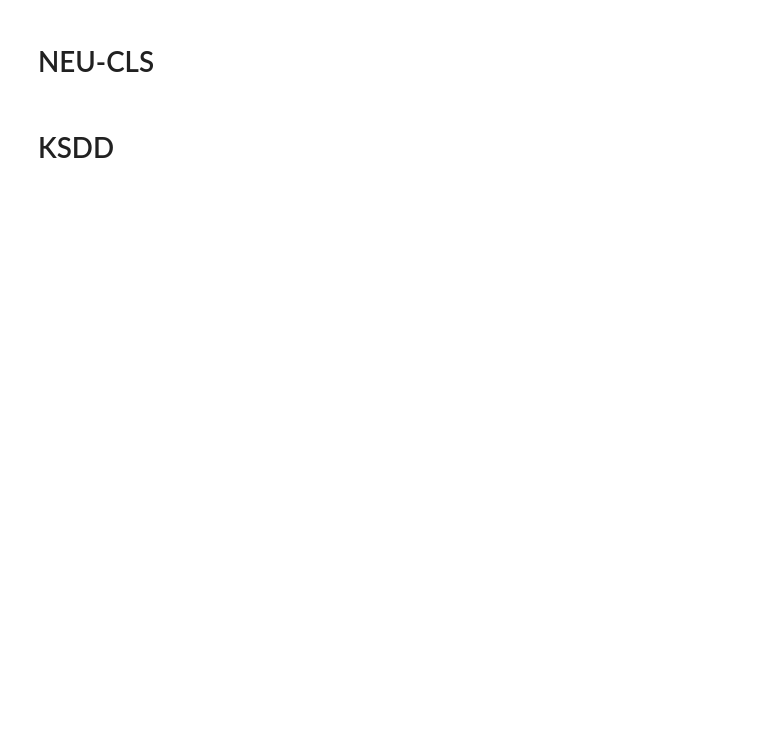
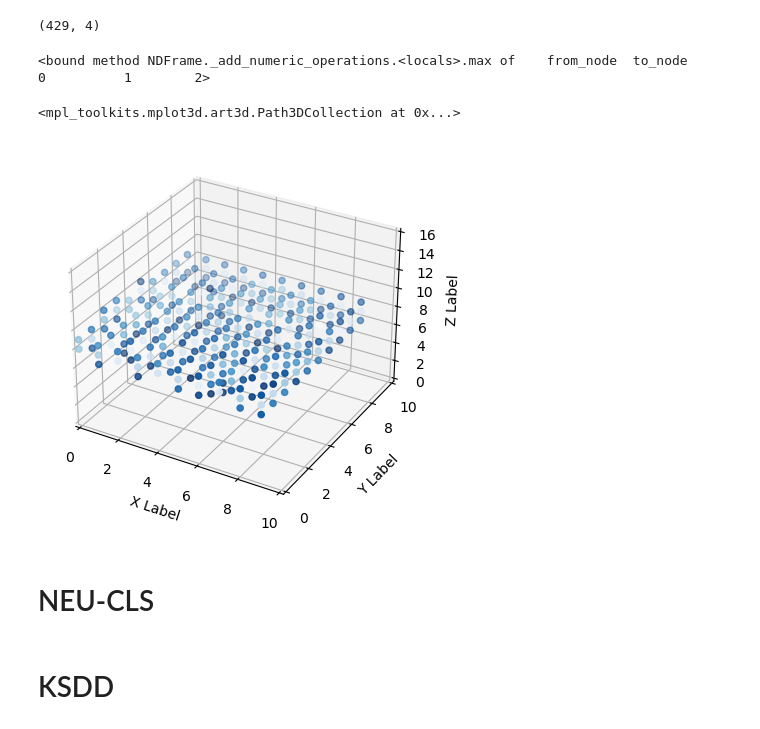
Before and after one commit to Jing-G2/Defect-Detection-exp, a Jupyter notebook: preprocessing/data_extract.ipynb, the cells around one changed output. Drawn from its saved outputs; the diff is of its cells as text; code cells hidden in the pictures; blank space fills up the shorter version.

```diff
--- a/preprocessing/data_extract.ipynb
+++ b/preprocessing/data_extract.ipynb
@@ -0,0 +84,17 @@
+# %%
+from math import ceil
+
+i, j = 0, 1
+img_patch = img[i * 80:(i + 1) * 80, j * 80:(j + 1) * 80]
+
+# plt.imshow(img_patch)
+# plt.xlabel('X Label')
+# plt.ylabel('Y Label')
+img_patch = img_patch // 16
+
+nodes = []
+height, width = img_patch.shape[0], img_patch.shape[1]
+unit_size = 8
+
+patch_x_max = ceil(height / unit_size)
+patch_y_max = ceil(width / unit_size)
@@ -1,3 +158,41 @@
+# %%
+nodesframe.shape
+# %% [output]
+(429, 4)
+# %%
+edgesframe.max
+# %% [output]
+<bound method NDFrame._add_numeric_operations.<locals>.max of    from_node  to_node
+0          1        2>
+# %%
+xdata, ydata,cdata,den = [],[],[],[]
+for i in range(patch_x_max):
+    for j in range(patch_y_max):
+        patch = img_patch[i * unit_size:(i + 1) * unit_size,
+                          j * unit_size:(j + 1) * unit_size]
+        uni_c, counts = np.unique(patch, return_counts=True)
+        for c, count in zip(uni_c, counts):
+            density = count  / patch.size
+            if density >= 0.05:
+                den.append(density* unit_size * unit_size)
+                xdata.append(i)
+                ydata.append(j)
+                cdata.append(c)
+
+
+
+fig = plt.figure()
+ax = plt.axes(projection='3d')
+ax.set_xlim((0, 10))
+ax.set_ylim((0, 10))
+ax.set_zlim((0, 16))
+ax.set_xlabel('X Label')
+ax.set_ylabel('Y Label')
+ax.set_zlabel('Z Label')
+ax.scatter3D(xdata, ydata, cdata, c=den, cmap='Blues_r')
+# %% [output]
+<mpl_toolkits.mplot3d.art3d.Path3DCollection at 0x...>
+[figure, added]
 # %% [markdown]
 # NEU-CLS
 # %%
```
Also changed, not shown: parts of 17 cells of this notebook, 10 other files.
